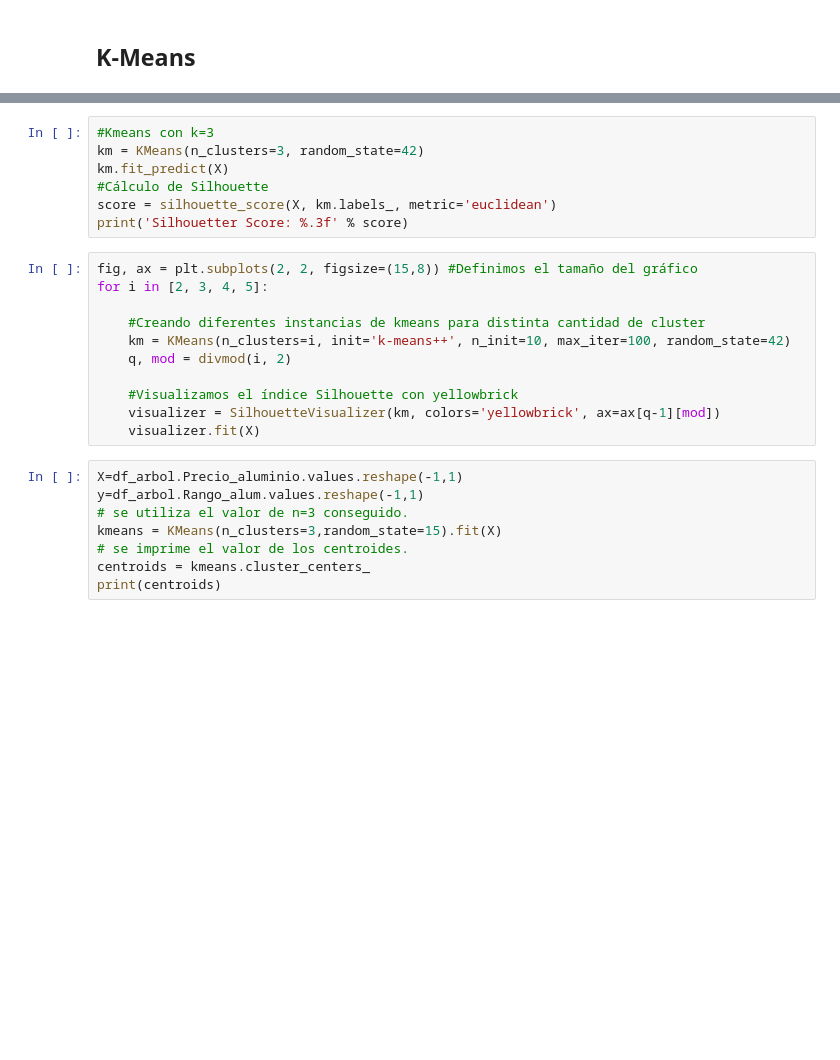
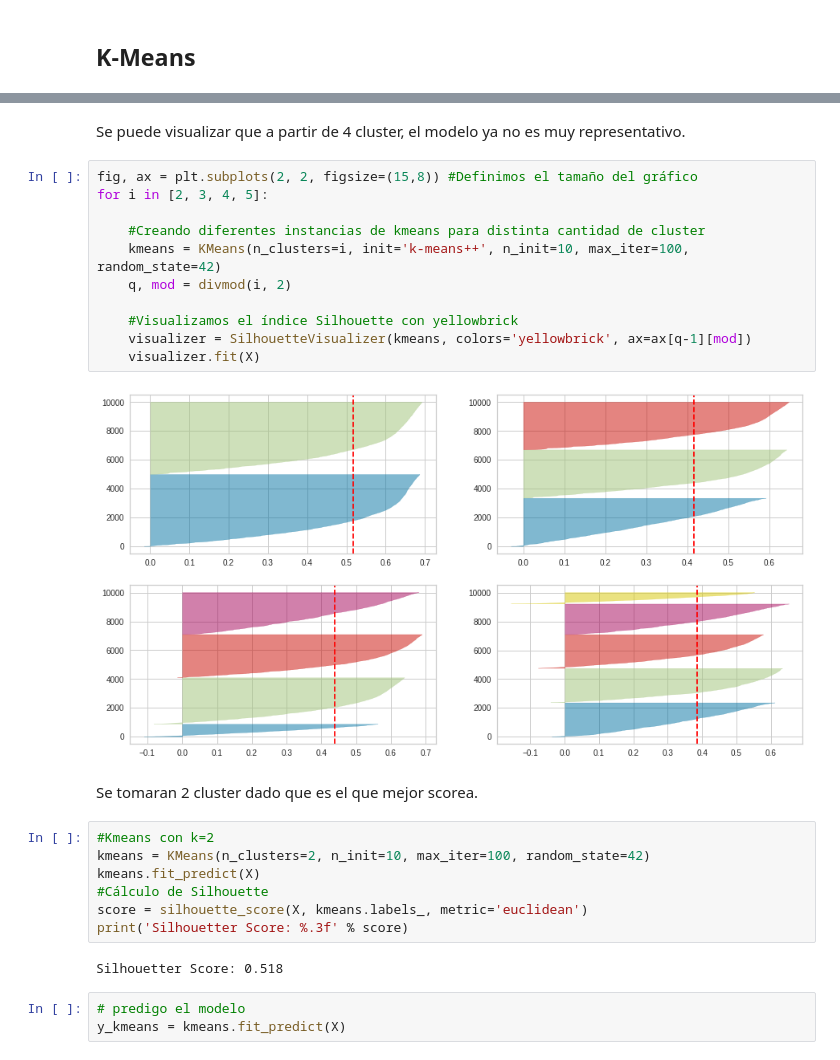
Before and after one commit to nick1287/Airlines, a Jupyter notebook: Airlines+Proyecto_Final.ipynb, the cells around one changed output, grey strips where cells are left out. Saved outputs shown, nothing was run; the diff lists cells and outputs as text; blank space fills up the shorter version.

```diff
--- a/Airlines+Proyecto_Final.ipynb
+++ b/Airlines+Proyecto_Final.ipynb
@@ -935,29 +1040,32 @@ plt.show()
+# %% [markdown]
+Se puede visualizar que a partir de 4 cluster, el modelo ya no es muy representativo.
+# %%
+fig, ax = plt.subplots(2, 2, figsize=(15,8)) #Definimos el tamaño del gráfico
+for i in [2, 3, 4, 5]:
+
+    #Creando diferentes instancias de kmeans para distinta cantidad de cluster
+    kmeans = KMeans(n_clusters=i, init='k-means++', n_init=10, max_iter=100, random_state=42)
+    q, mod = divmod(i, 2)
+
+    #Visualizamos el índice Silhouette con yellowbrick
+    visualizer = SilhouetteVisualizer(kmeans, colors='yellowbrick', ax=ax[q-1][mod])
+    visualizer.fit(X)
+# %% [output]
+[figure, added]
+# %% [markdown]
+Se tomaran 2 cluster dado que es el que mejor scorea.
 # %%
-#Kmeans con k=3
-km = KMeans(n_clusters=3, random_state=42)
-km.fit_predict(X)
+#Kmeans con k=2
+kmeans = KMeans(n_clusters=2, n_init=10, max_iter=100, random_state=42)
+kmeans.fit_predict(X)
 #Cálculo de Silhouette
-score = silhouette_score(X, km.labels_, metric='euclidean')
+score = silhouette_score(X, kmeans.labels_, metric='euclidean')
 print('Silhouetter Score: %.3f' % score)
+# %% [output]
+Silhouetter Score: 0.518
-# %%
-fig, ax = plt.subplots(2, 2, figsize=(15,8)) #Definimos el tamaño del gráfico
-for i in [2, 3, 4, 5]:
-
-    #Creando diferentes instancias de kmeans para distinta cantidad de cluster
-    km = KMeans(n_clusters=i, init='k-means++', n_init=10, max_iter=100, random_state=42)
-    q, mod = divmod(i, 2)
-
-    #Visualizamos el índice Silhouette con yellowbrick
-    visualizer = SilhouetteVisualizer(km, colors='yellowbrick', ax=ax[q-1][mod])
-    visualizer.fit(X)
-# %%
-X=df_arbol.Precio_aluminio.values.reshape(-1,1)
-y=df_arbol.Rango_alum.values.reshape(-1,1)
-# se utiliza el valor de n=3 conseguido.
-kmeans = KMeans(n_clusters=3,random_state=15).fit(X)
-# se imprime el valor de los centroides.
-centroids = kmeans.cluster_centers_
-print(centroids)
+# %%
+# predigo el modelo
+y_kmeans = kmeans.fit_predict(X)
 # %%
 # Visualización gráfica de los clusters
 plt.figure(figsize=(14,10))
```
Also changed, not shown: parts of 54 cells of this notebook.
